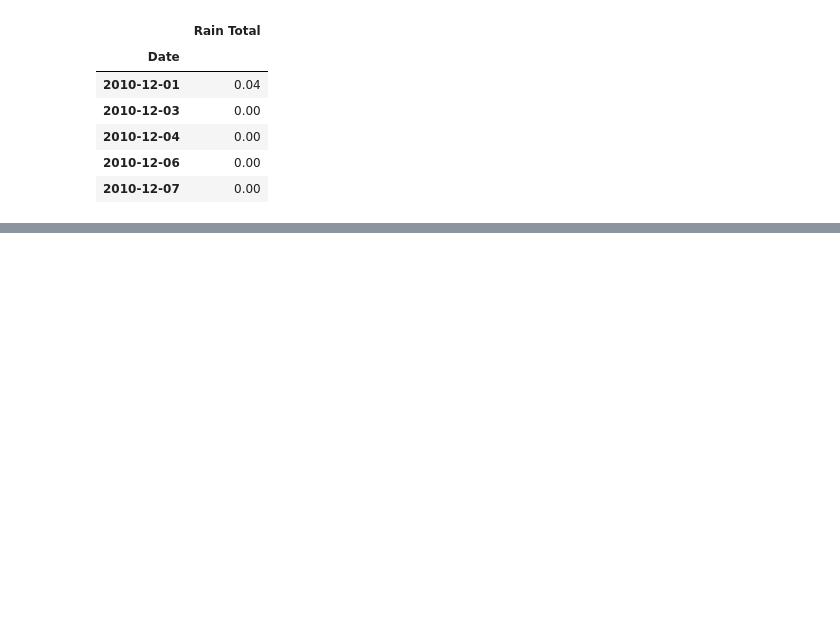
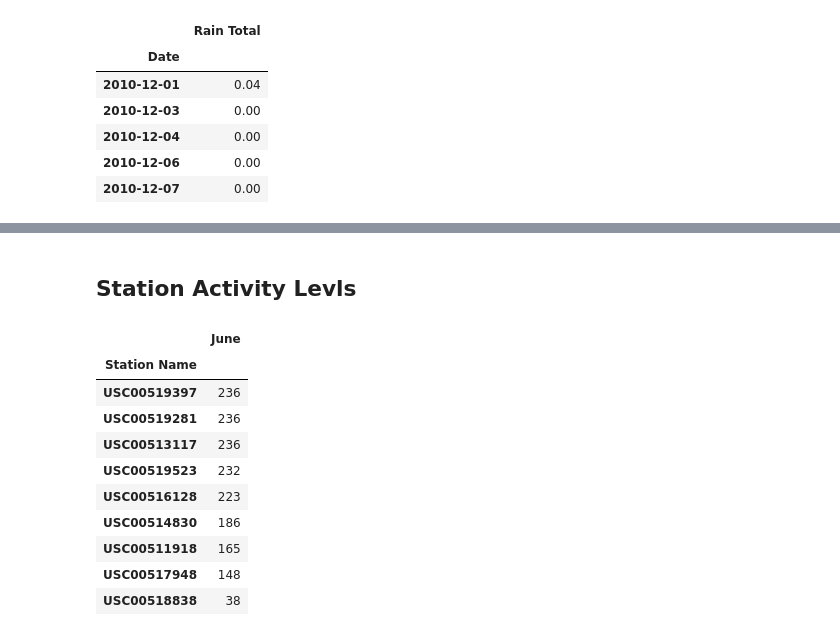
Before and after one commit to david-garza/surfs_up, a Jupyter notebook: SurfsUp_Challenge.ipynb, the cells around one changed output, grey strips where cells are left out. Saved outputs shown, nothing was run; the diff lists cells and outputs as text; code cells hidden in the pictures; blank space fills up the shorter version.

```diff
--- a/SurfsUp_Challenge.ipynb
+++ b/SurfsUp_Challenge.ipynb
@@ -231,0 +232,2 @@ pd.DataFrame(dry_dic,index=[0])
+# %% [markdown]
+## Station Activity Levls
@@ -231,0 +259,14 @@ pd.DataFrame(dry_dic,index=[0])
+# %%
+june_station_df
+# %% [output]
+|  | June |
+| Station Name |  |
+| USC00519397 | 236 |
+| USC00519281 | 236 |
+| USC00513117 | 236 |
+| USC00519523 | 232 |
+| USC00516128 | 223 |
+| USC00514830 | 186 |
+| USC00511918 | 165 |
+| USC00517948 | 148 |
+| USC00518838 | 38 |
```
Also changed, not shown: parts of 11 cells of this notebook, 5 other files.
